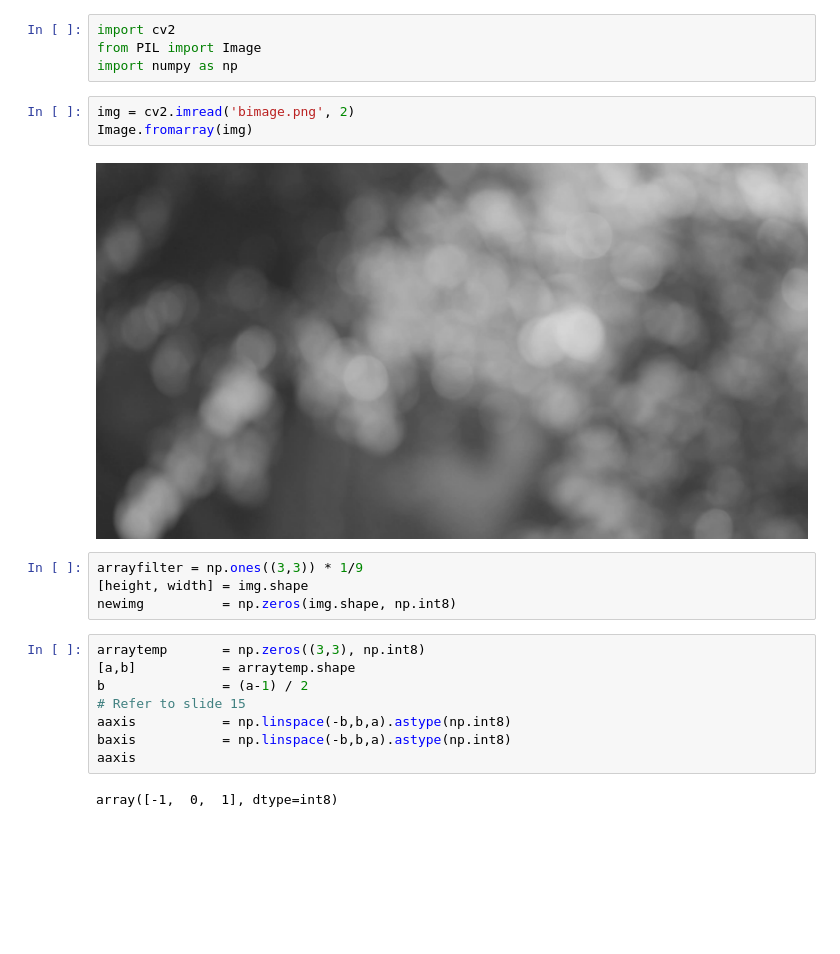
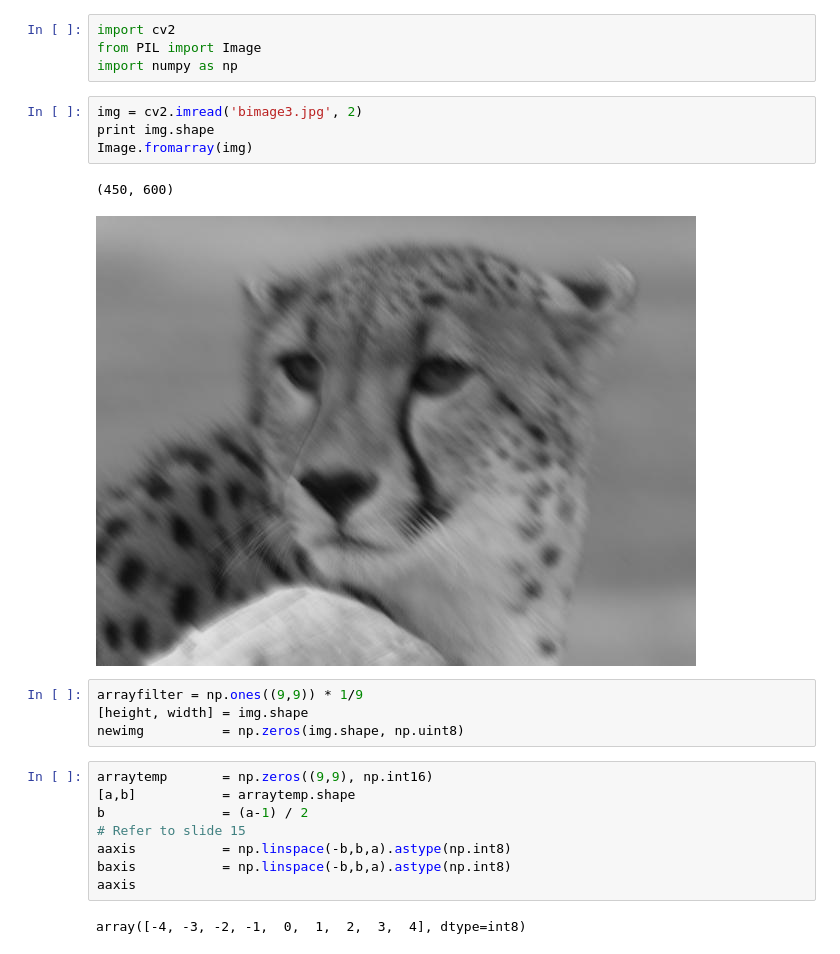
Before and after one commit to MubashirullahD/diplab07, a Jupyter notebook: Spatial Filtering.ipynb, the cells around one changed output. Drawn from its saved outputs; the diff is of its cells as text; blank space fills up the shorter version.

Commit message:
Use another image

```diff
--- a/Spatial Filtering.ipynb
+++ b/Spatial Filtering.ipynb
@@ -5,16 +5,18 @@ import cv2
 from PIL import Image
 import numpy as np
 # %%
-img = cv2.imread('bimage.png', 2)
+img = cv2.imread('bimage3.jpg', 2)
+print img.shape
 Image.fromarray(img)
 # %% [output]
+(450, 600)
-[figure, old version]
+[figure, new version]
 # %%
-arrayfilter = np.ones((3,3)) * 1/9
+arrayfilter = np.ones((9,9)) * 1/9
 [height, width] = img.shape
-newimg          = np.zeros(img.shape, np.int8)
+newimg          = np.zeros(img.shape, np.uint8)
 # %%
-arraytemp       = np.zeros((3,3), np.int8)
+arraytemp       = np.zeros((9,9), np.int16)
 [a,b]           = arraytemp.shape
 b               = (a-1) / 2
 # Refer to slide 15
@@ -22,7 +24,7 @@ aaxis           = np.linspace(-b,b,a).astype(np.int8)
 baxis           = np.linspace(-b,b,a).astype(np.int8)
 aaxis
 # %% [output]
-array([-1,  0,  1], dtype=int8)
+array([-4, -3, -2, -1,  0,  1,  2,  3,  4], dtype=int8)
 # %%
 for y in range(height):
     for x in range(width):
```
Also changed, not shown: parts of 2 cells of this notebook, 1 other file.
